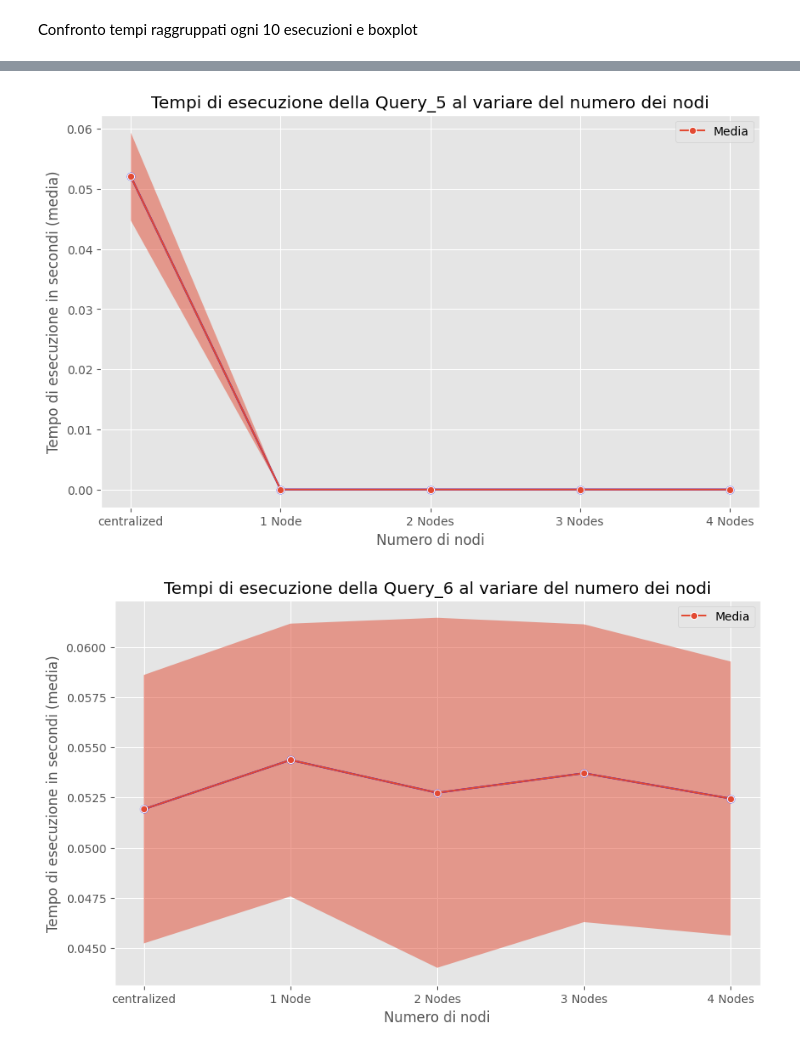
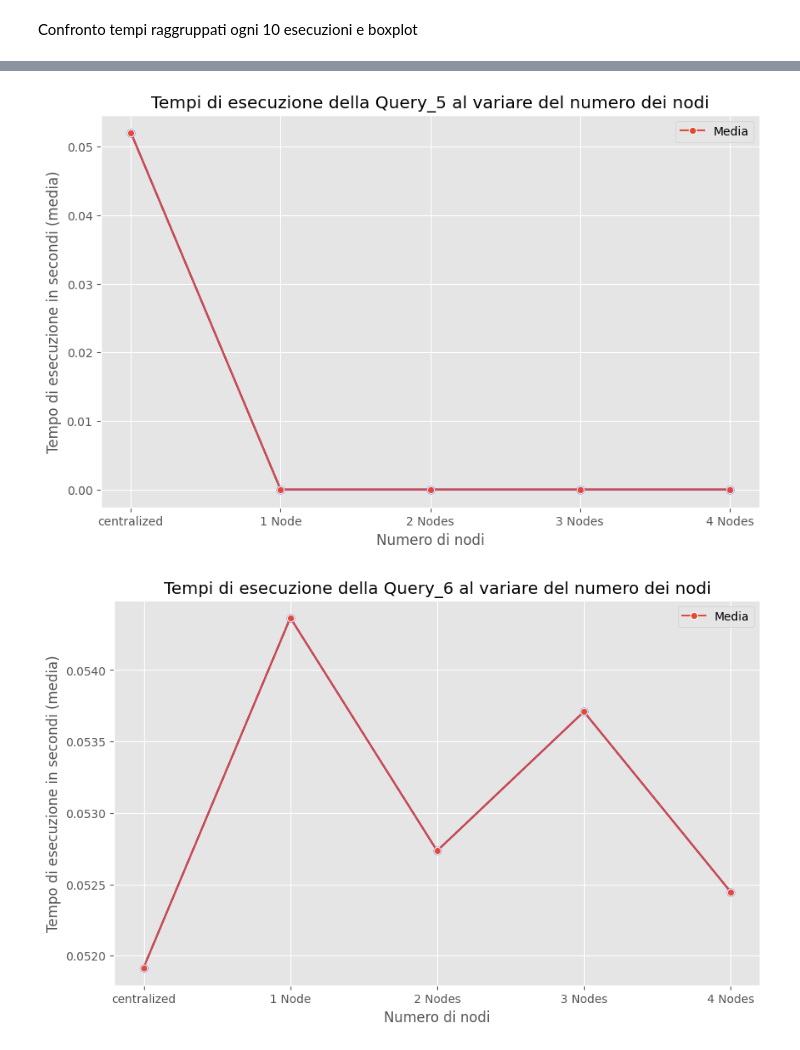
Before and after one commit to TommasoFerrario18/GraphDB, a Jupyter notebook: code/visualization.ipynb, the cells around one changed output, grey strips where cells are left out. Cells and saved outputs as stored; diff of their text form; code cells hidden in the pictures.

```diff
--- a/code/visualization.ipynb
+++ b/code/visualization.ipynb
@@ -625,12 +625,12 @@ for col in query_nodes_cent.columns:
     plt.plot(mean_times.index, mean_times.values, marker="o", linestyle="-", color="b")
 
     sns.lineplot(x=mean_times.index, y=mean_times.values, marker="o", label="Media")
-    plt.fill_between(
-        mean_times.index,
-        mean_times.values - std_times.values,
-        mean_times.values + std_times.values,
-        alpha=0.5,
-    )
+    # plt.fill_between(
+    #     mean_times.index,
+    #     mean_times.values - std_times.values,
+    #     mean_times.values + std_times.values,
+    #     alpha=0.5,
+    # )
 
     plt.title(f'Tempi di esecuzione della {col} al variare del numero dei nodi')
     plt.xlabel('Numero di nodi')
@@ -647,2 +647,2 @@ for col in query_nodes_cent.columns:
-[figure, old version]
+[figure, new version]
-[figure, old version]
+[figure, new version]
```
Also changed, not shown: parts of 12 cells of this notebook.
